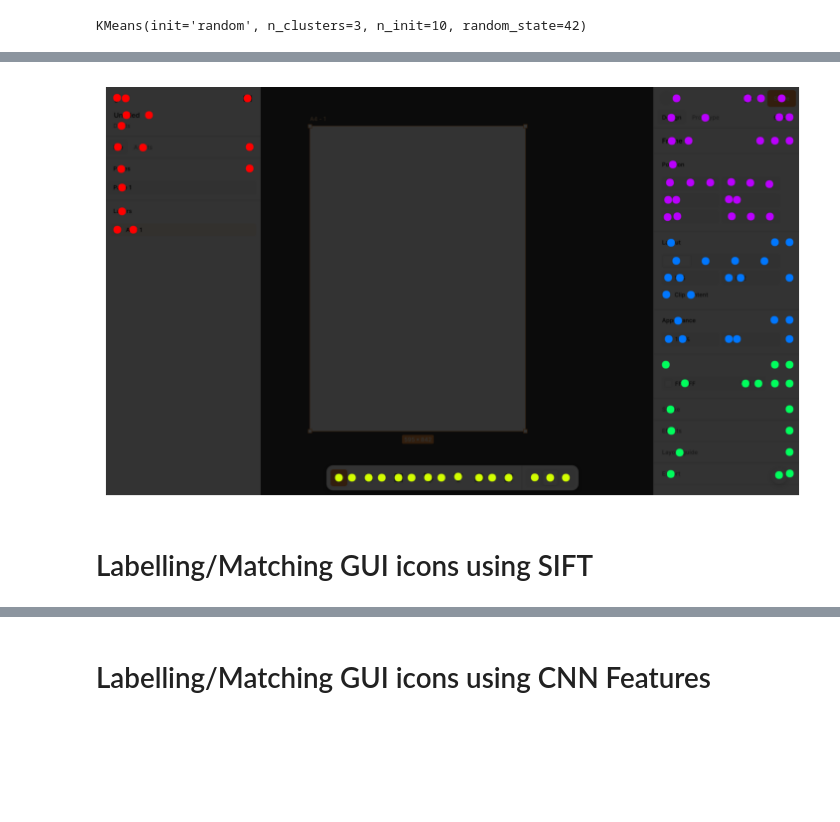
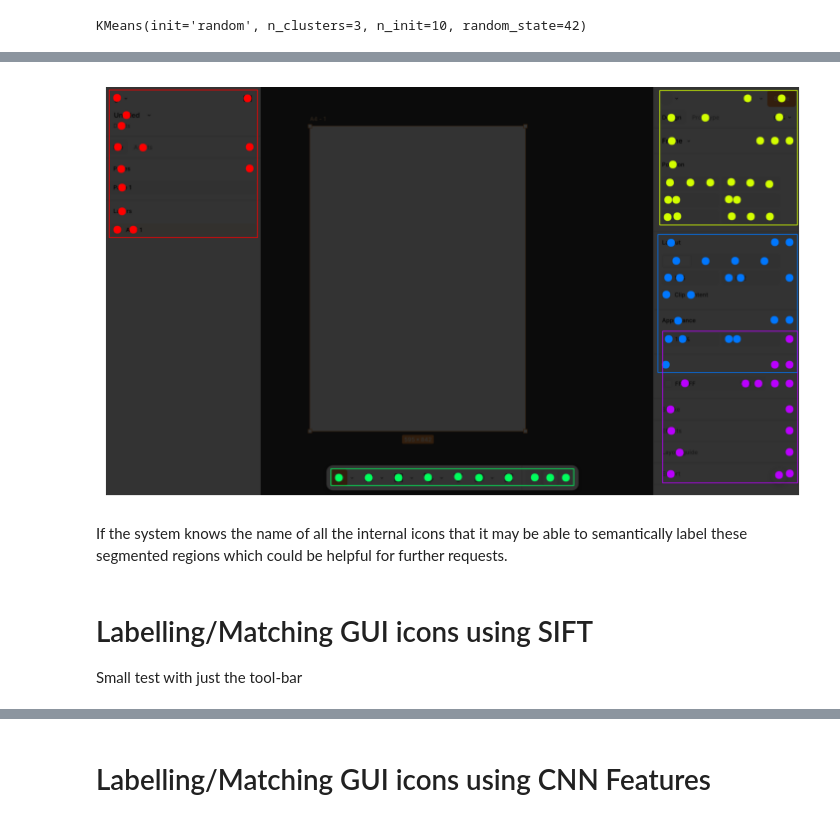
Before and after one commit to marcitt/GUI-analysis, a Jupyter notebook: main.ipynb, the cells around one changed output, grey strips where cells are left out. Saved outputs shown, nothing was run; the diff lists cells and outputs as text; code cells hidden in the pictures; blank space fills up the shorter version.

```diff
--- a/main.ipynb
+++ b/main.ipynb
@@ -262,5 +267,25 @@ imshow(cluster_view)
 # %%
 # draw the bounding boxes for each cluster
+
+pad = 30
+
+c0x_min = max(0, c0x_min - pad)
+c0x_max = min(w, c0x_max + pad)
+
+c0y_min = max(0, c0y_min - pad)
+c0y_max = min(h, c0y_max + pad)
+
+c1x_min = max(0, c1x_min - pad)
+c1x_max = min(w, c1x_max + pad)
+
+c1y_min = max(0, c1y_min - pad)
+c1y_max = min(h, c1y_max + pad)
+
+c2x_min = max(0, c2x_min - pad)
+c2x_max = min(w, c2x_max + pad)
+
+c2y_min = max(0, c2y_min - pad)
+c2y_max = min(h, c2y_max + pad)
 
 cv2.rectangle(cluster_view, (c0x_min, c0y_min), (c0x_max , c0y_max ), (255, 0, 0), 2)
 cv2.rectangle(cluster_view, (c1x_min, c1y_min), (c1x_max , c1y_max ), (0, 255, 0), 2)
@@ -278,38 +303,71 @@ kmeans = KMeans(
     n_clusters=n_clusters,
     n_init=10,
     max_iter=300,
     random_state=42
 )
 
+x_min = [w] * n_clusters
+x_max = [0] * n_clusters
+y_min = [h] * n_clusters
+y_max = [0] * n_clusters
+colours = [0] * n_clusters
+
 kmeans.fit(centres_dataset)
 
-w = img.shape[0]
-h = img.shape[1]
+h = img.shape[0]
+w = img.shape[1]
 
 overlay = img.copy() # crete an overlay to place over the image
-cv2.rectangle(overlay, (0, 0), (h, w), (0, 0, 0), -1) # convert to a black overlay
+cv2.rectangle(overlay, (0, 0), (w, h), (0, 0, 0), -1) # convert to a black overlay
 
 alpha = 0.8
 shaded = cv2.addWeighted(overlay, alpha, img, 1 - alpha, 0) # place shade over the original image
 cluster_view = shaded.copy()
 
 for idx, p in enumerate(centres_dataset):
     x = int(p[0])
     y = int(p[1])
 
     cluster = kmeans.labels_[idx]
 
-    h = (356/n_clusters) * cluster
+    if x < x_min[cluster]:
+        x_min[cluster] = x
+    if x > x_max[cluster]:
+        x_max[cluster] = x
 
-    hls = (h, 50, 100)
+    if y < y_min[cluster]:
+        y_min[cluster] = y
+    if y > y_max[cluster]:
+        y_max[cluster] = y
+
+    hue = (356/n_clusters) * cluster
+
+    hls = (hue, 50, 100)
     hls_conv = (hls[0]/2, hls[1]*2.55, hls[2]*2.55)
     rgb = cv2.cvtColor(np.uint8([[hls_conv]]), cv2.COLOR_HLS2RGB)[0][0]
     # https://stackoverflow.com/questions/66920286/opencv-converts-hsl-to-rgb (how to do colour conversions)
+    colours[cluster] = rgb
 
     cv2.circle(cluster_view,(x,y), 15, (int(rgb[0]), int(rgb[1]), int(rgb[2])), -1)
 
+for idx, _ in enumerate(x_min):
+    col = colours[idx]
+    pad = 30
+
+    x0 = max(0, x_min[idx] - pad)
+    x1 = min(w, x_max[idx] + pad)
+
+    y0 = max(0, y_min[idx] - pad)
+    y1 = min(h, y_max[idx] + pad)
+
+    cv2.rectangle(cluster_view, (x0, y0), (x1,y1), (int(col[0]), int(col[1]), int(col[2])), 2)
+
+
 imshow(cluster_view)
 # %% [output]
-[figure, old version]
+[figure, new version]
+# %% [markdown]
+If the system knows the name of all the internal icons that it may be able to semantically label these segmented regions which could be helpful for further requests.
 # %% [markdown]
 # Labelling/Matching GUI icons using SIFT
+Small test with just the tool-bar
```
Also changed, not shown: parts of 19 cells of this notebook.
